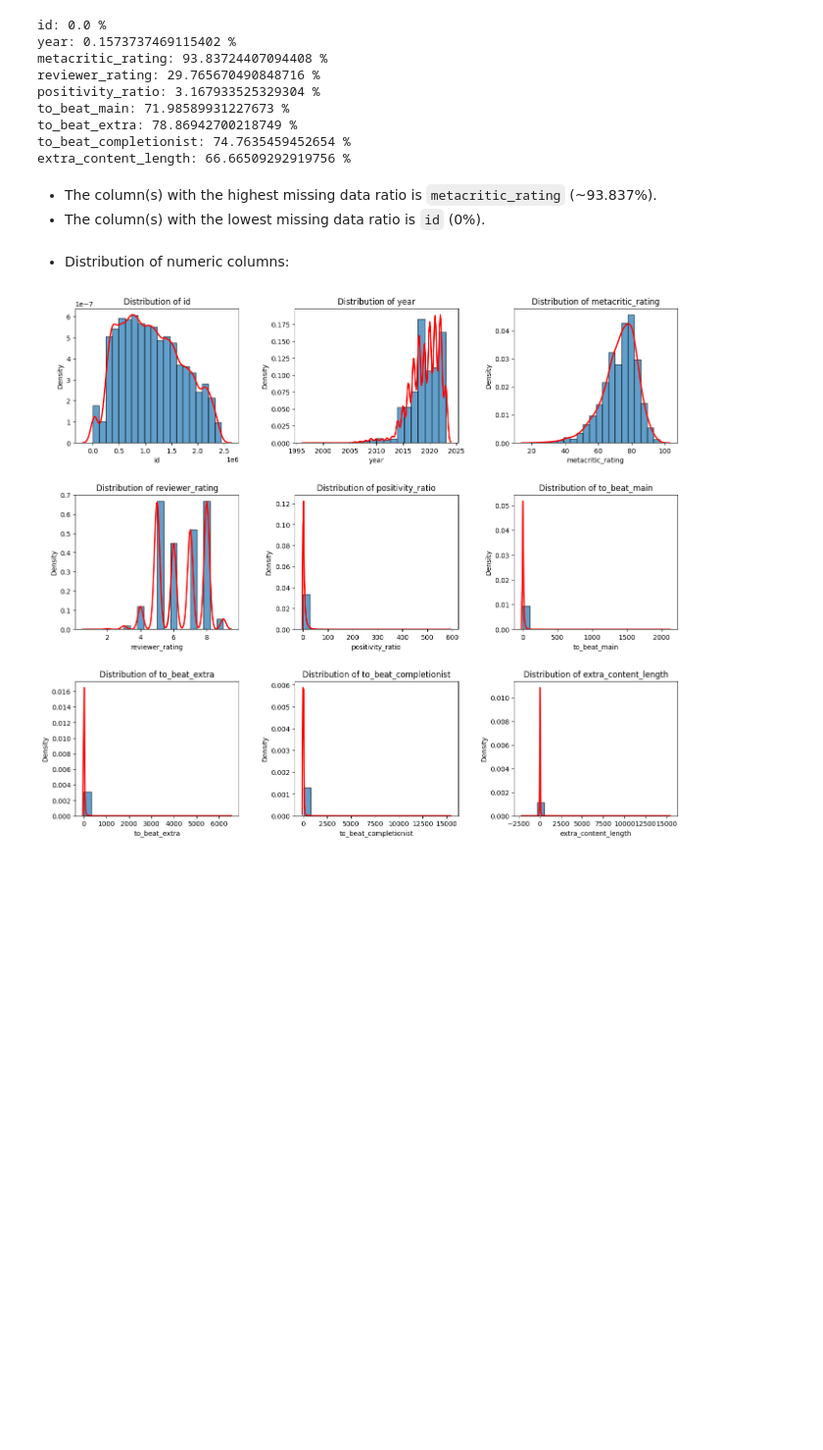
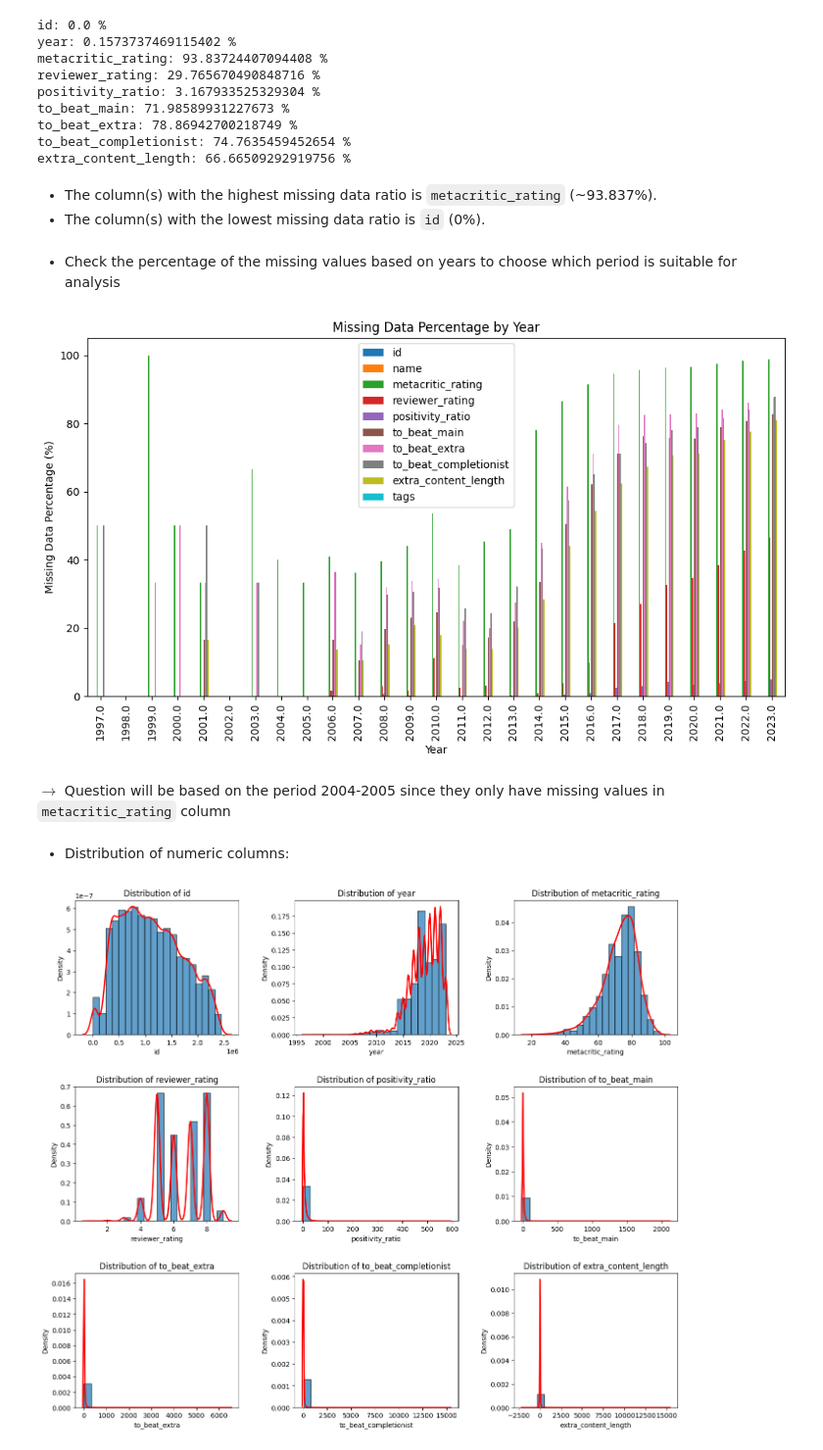
Before and after one commit to juinkinn/Programming4DS-FinalProject, a Jupyter notebook: 22127250_22127478.ipynb, the cells around one changed output. Shown: that part at 98% size. Drawn from its saved outputs; the diff is of its cells as text; code cells hidden in the pictures; blank space fills up the shorter version.

````diff
--- a/22127250_22127478.ipynb
+++ b/22127250_22127478.ipynb
@@ -131,6 +131,21 @@ extra_content_length: 66.66509292919756 %
 # %% [markdown]
 - The column(s) with the highest missing data ratio is ```metacritic_rating``` (~93.837%).
 - The column(s) with the lowest missing data ratio is ```id``` (0%).
+# %% [markdown]
+- Check the percentage of the missing values based on years to choose which period is suitable for analysis
+# %%
+missing_by_year = df.groupby('year').agg(lambda x: x.isnull().mean() * 100).reset_index()
+missing_by_year.plot(kind='bar', x='year', figsize=(10, 6), stacked=False)
+
+plt.title('Missing Data Percentage by Year')
+plt.xlabel('Year')
+plt.ylabel('Missing Data Percentage (%)')
+plt.tight_layout()
+plt.show()
+# %% [output]
+[figure, added]
+# %% [markdown]
+$\rightarrow$ Question will be based on the period 2004-2005 since they only have missing values in ```metacritic_rating``` column
 # %% [markdown]
 - Distribution of numeric columns:
 # %%
````
Also changed, not shown: parts of 27 cells of this notebook.
